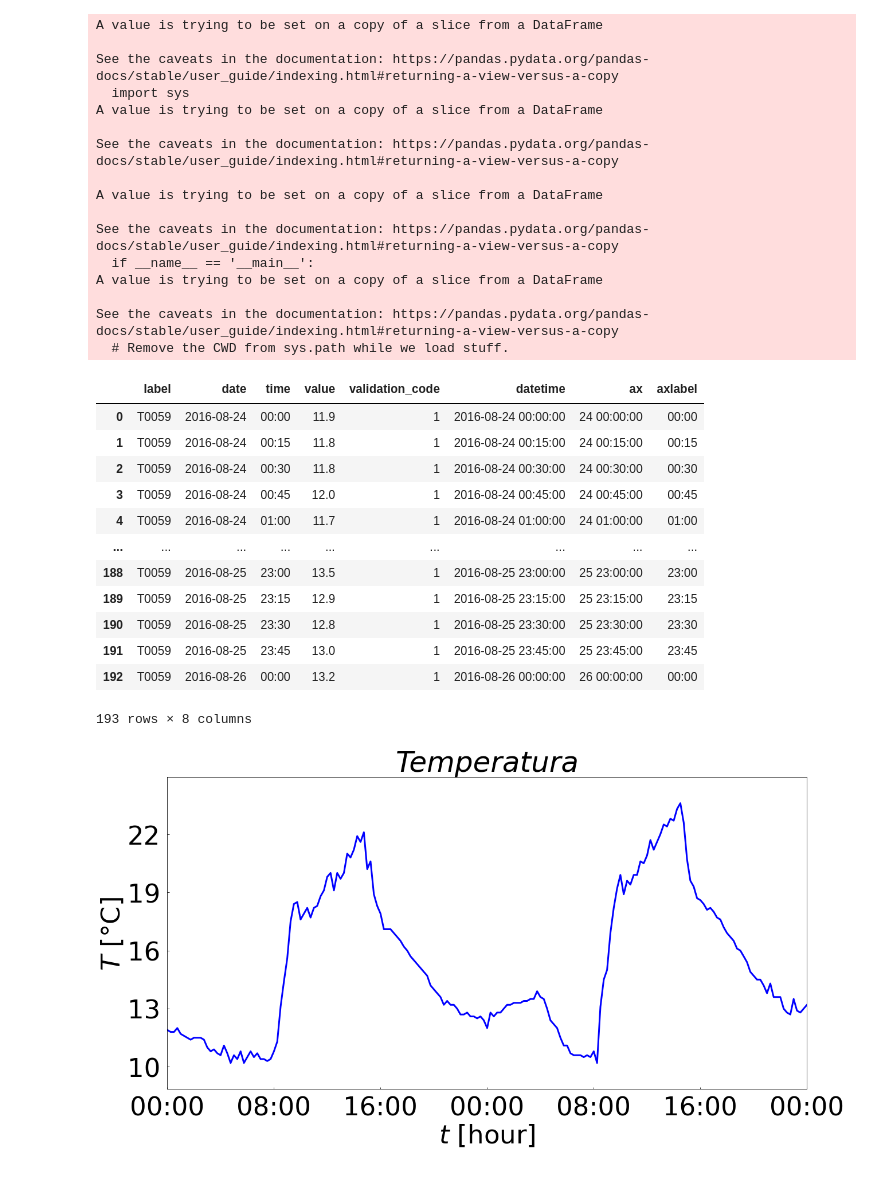
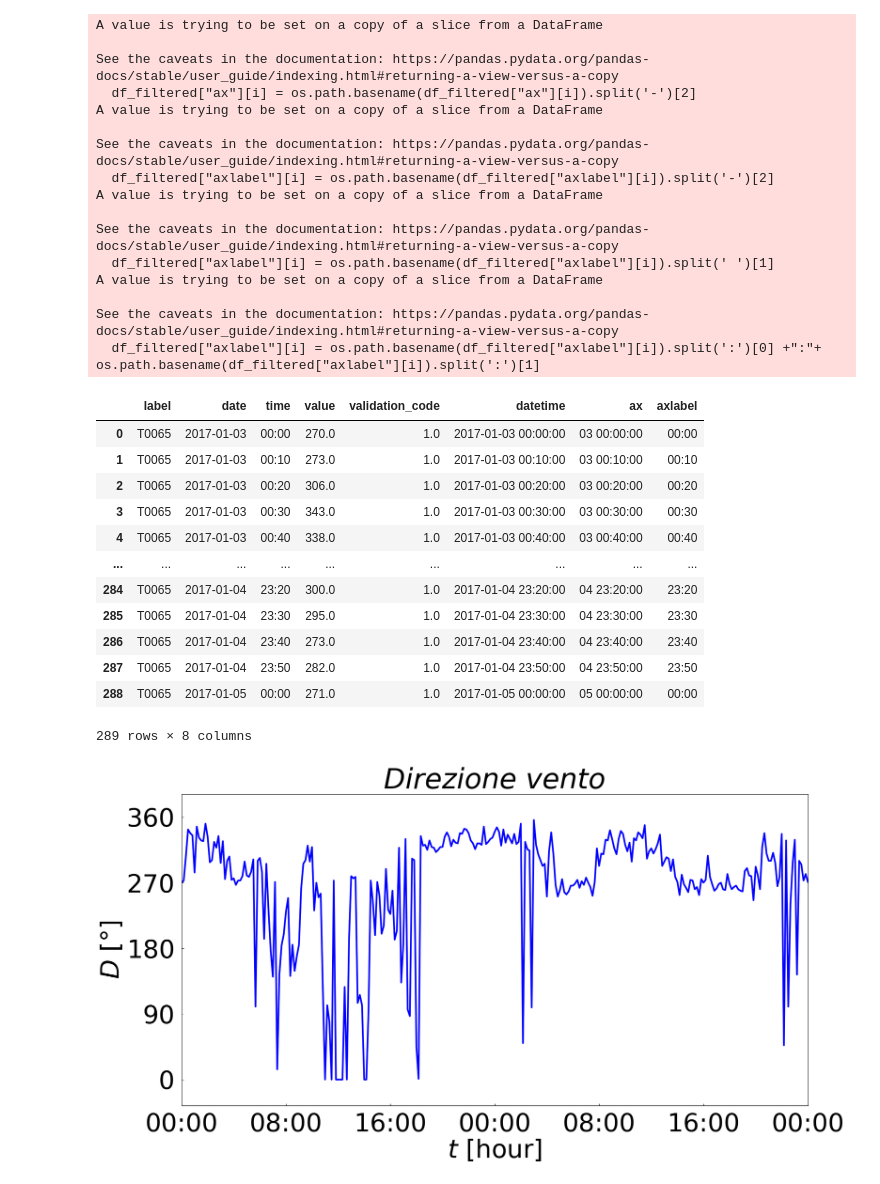
Before and after one commit to eliazonta/AI-Challenge-HIT-2022, a Jupyter notebook: python_code/notebooks/DataPlotter/document_plotter.ipynb, the cells around one changed output. Drawn from its saved outputs; the diff is of its cells as text; code cells hidden in the pictures.

```diff
--- a/python_code/notebooks/DataPlotter/document_plotter.ipynb
+++ b/python_code/notebooks/DataPlotter/document_plotter.ipynb
@@ -43,7 +41,7 @@ elif selected_dataset > "radiazione":
 elif selected_dataset > "pioggia":
   dataset_sensor = "Pioggia"
 elif selected_dataset > "direzione":
-  dataset_sensor = "Vento"
+  dataset_sensor = "Direzione vento"
 else:
   dataset_sensor = "Altezza neve"
 print(dataset_sensor)
@@ -86,7 +84,7 @@ df #Printing table
 # %%
-date_start = "24/08/2016" #@param {type:"string"}
-date_end = "25/08/2016" #@param {type:"string"}
-station_num = "T0059" #@param {type:"string"}
+date_start = "03/01/2017" #@param {type:"string"}
+date_end = "04/01/2017" #@param {type:"string"}
+station_num = "T0065" #@param {type:"string"}
 
 df['date'] = pd.to_datetime(df['date'], format = '%d/%m/%Y')
 
@@ -145,32 +143,32 @@ df_filtered
 A value is trying to be set on a copy of a slice from a DataFrame
 
 See the caveats in the documentation: https://pandas.pydata.org/pandas-docs/stable/user_guide/indexing.html#returning-a-view-versus-a-copy
-  import sys
+  df_filtered["ax"][i] = os.path.basename(df_filtered["ax"][i]).split('-')[2]
 A value is trying to be set on a copy of a slice from a DataFrame
 
 See the caveats in the documentation: https://pandas.pydata.org/pandas-docs/stable/user_guide/indexing.html#returning-a-view-versus-a-copy
-
+  df_filtered["axlabel"][i] = os.path.basename(df_filtered["axlabel"][i]).split('-')[2]
 A value is trying to be set on a copy of a slice from a DataFrame
 
 See the caveats in the documentation: https://pandas.pydata.org/pandas-docs/stable/user_guide/indexing.html#returning-a-view-versus-a-copy
-  if __name__ == '__main__':
+  df_filtered["axlabel"][i] = os.path.basename(df_filtered["axlabel"][i]).split(' ')[1]
 A value is trying to be set on a copy of a slice from a DataFrame
 
 See the caveats in the documentation: https://pandas.pydata.org/pandas-docs/stable/user_guide/indexing.html#returning-a-view-versus-a-copy
-  # Remove the CWD from sys.path while we load stuff.
+  df_filtered["axlabel"][i] = os.path.basename(df_filtered["axlabel"][i]).split(':')[0] +":"+ os.path.basename(df_filtered["axlabel"][i]).split(':')[1]
 |  | label | date | time | value | validation_code | datetime | ax | axlabel |
-| 0 | T0059 | 2016-08-24 | 00:00 | 11.9 | 1 | 2016-08-24 00:00:00 | 24 00:00:00 | 00:00 |
-| 1 | T0059 | 2016-08-24 | 00:15 | 11.8 | 1 | 2016-08-24 00:15:00 | 24 00:15:00 | 00:15 |
-| 2 | T0059 | 2016-08-24 | 00:30 | 11.8 | 1 | 2016-08-24 00:30:00 | 24 00:30:00 | 00:30 |
-| 3 | T0059 | 2016-08-24 | 00:45 | 12.0 | 1 | 2016-08-24 00:45:00 | 24 00:45:00 | 00:45 |
-| 4 | T0059 | 2016-08-24 | 01:00 | 11.7 | 1 | 2016-08-24 01:00:00 | 24 01:00:00 | 01:00 |
+| 0 | T0065 | 2017-01-03 | 00:00 | 270.0 | 1.0 | 2017-01-03 00:00:00 | 03 00:00:00 | 00:00 |
+| 1 | T0065 | 2017-01-03 | 00:10 | 273.0 | 1.0 | 2017-01-03 00:10:00 | 03 00:10:00 | 00:10 |
+| 2 | T0065 | 2017-01-03 | 00:20 | 306.0 | 1.0 | 2017-01-03 00:20:00 | 03 00:20:00 | 00:20 |
+| 3 | T0065 | 2017-01-03 | 00:30 | 343.0 | 1.0 | 2017-01-03 00:30:00 | 03 00:30:00 | 00:30 |
+| 4 | T0065 | 2017-01-03 | 00:40 | 338.0 | 1.0 | 2017-01-03 00:40:00 | 03 00:40:00 | 00:40 |
 | ... | ... | ... | ... | ... | ... | ... | ... | ... |
-| 188 | T0059 | 2016-08-25 | 23:00 | 13.5 | 1 | 2016-08-25 23:00:00 | 25 23:00:00 | 23:00 |
-| 189 | T0059 | 2016-08-25 | 23:15 | 12.9 | 1 | 2016-08-25 23:15:00 | 25 23:15:00 | 23:15 |
-| 190 | T0059 | 2016-08-25 | 23:30 | 12.8 | 1 | 2016-08-25 23:30:00 | 25 23:30:00 | 23:30 |
-| 191 | T0059 | 2016-08-25 | 23:45 | 13.0 | 1 | 2016-08-25 23:45:00 | 25 23:45:00 | 23:45 |
-| 192 | T0059 | 2016-08-26 | 00:00 | 13.2 | 1 | 2016-08-26 00:00:00 | 26 00:00:00 | 00:00 |
+| 284 | T0065 | 2017-01-04 | 23:20 | 300.0 | 1.0 | 2017-01-04 23:20:00 | 04 23:20:00 | 23:20 |
+| 285 | T0065 | 2017-01-04 | 23:30 | 295.0 | 1.0 | 2017-01-04 23:30:00 | 04 23:30:00 | 23:30 |
+| 286 | T0065 | 2017-01-04 | 23:40 | 273.0 | 1.0 | 2017-01-04 23:40:00 | 04 23:40:00 | 23:40 |
+| 287 | T0065 | 2017-01-04 | 23:50 | 282.0 | 1.0 | 2017-01-04 23:50:00 | 04 23:50:00 | 23:50 |
+| 288 | T0065 | 2017-01-05 | 00:00 | 271.0 | 1.0 | 2017-01-05 00:00:00 | 05 00:00:00 | 00:00 |
-193 rows × 8 columns
+289 rows × 8 columns
 # %%
 import matplotlib.pyplot as plt
 import matplotlib.ticker as ticker
@@ -198,10 +196,11 @@ x_rotation_label = 0 #@param {type:"integer"}
 
 # Set unit
 x_unit = "hour" #@param {type:"string"}
-y_unit = "°C" #@param {type:"string"}
+y_unit = "°" #@param {type:"string"}
 
 # Set tick
-x_tick = 32 #@param {type:"integer"} cambia in base al dataset 1 ogni 15' (32), ogni 10' (48), ogni 5' (96)
+x_tick = 48 #@param {type:"integer"} cambia in base al dataset 1 ogni 15' (32), ogni 10' (48), ogni 5' (96)
+y_tick = 90 #@param {type:"integer"} cambia in base al dataset, prendere il max-min/5
 
 # Reshaping the plot
 f = plt.figure()
@@ -213,37 +212,37 @@ ax = plt.subplot()
 
 # Set labels
 plt.title(dataset_sensor,fontsize = title_fontsize, style = 'italic')
 plt.xlabel('$\it{t}$' + ' [' + x_unit +']', fontsize = axis_fontsize) #se tutto in corsivo style = 'italic'
-plt.ylabel('$\it{T}$' + ' [' + y_unit +']', fontsize = axis_fontsize)
+plt.ylabel('$\it{D}$' + ' [' + y_unit +']', fontsize = axis_fontsize)
 ax.tick_params(axis="y",direction="in",pad=label_ymargin)
-plt.xticks(np.arange(0, df_filtered.shape[0], 32),fontsize=label_fontsize,rotation = x_rotation_label)
-plt.yticks(np.arange(floor(min(y_signal)), ceil(max(y_signal))+2, 3),fontsize=label_fontsize)
+plt.xticks(np.arange(0, df_filtered.shape[0], x_tick),fontsize=label_fontsize,rotation = x_rotation_label)
+plt.yticks(np.arange(floor(min(y_signal)), 361, y_tick),fontsize=label_fontsize)
 ax.tick_params(axis="x",direction="in",pad=label_xmargin)
 
 # create tick label
 x_tick_label = []
 i = 0
 while i < len(df_filtered):
     x_tick_label.append(df_filtered.axlabel[i])
-    i = i + 32
+    i = i + x_tick
 ax.set_xticklabels(x_tick_label)
 
 # Plotting datas
 plt.plot(x_plot, y_signal, "-",ms=8,color="blue", linewidth = 3)
 plt.plot(x_plot, y_outliers, "-",ms=8,mew=5,color="red")
 
 # Making a legend
 #ax.legend(['Good values', 'Bad values'], prop={'size': legend_size})
 
 plt.margins(x=x_margin, y=y_margin)
 
 #Saving as PDF
 my_file = selected_dataset + "_" + station_num + '.' + file_format
-savewk = '/content/drive/My Drive/10. Meteotrentino/ReportPlots' #Colab
-#savewk = "" #local
+#savewk = '/content/drive/My Drive/10. Meteotrentino/ReportPlots' #Colab
+savewk = "" #local
 plt.savefig(os.path.join(savewk, my_file), bbox_inches='tight')
 
 # Visualize
 plt.show()
 # %% [output]
-[figure, old version]
+[figure, new version]
```
Also changed, not shown: parts of 6 cells of this notebook.
